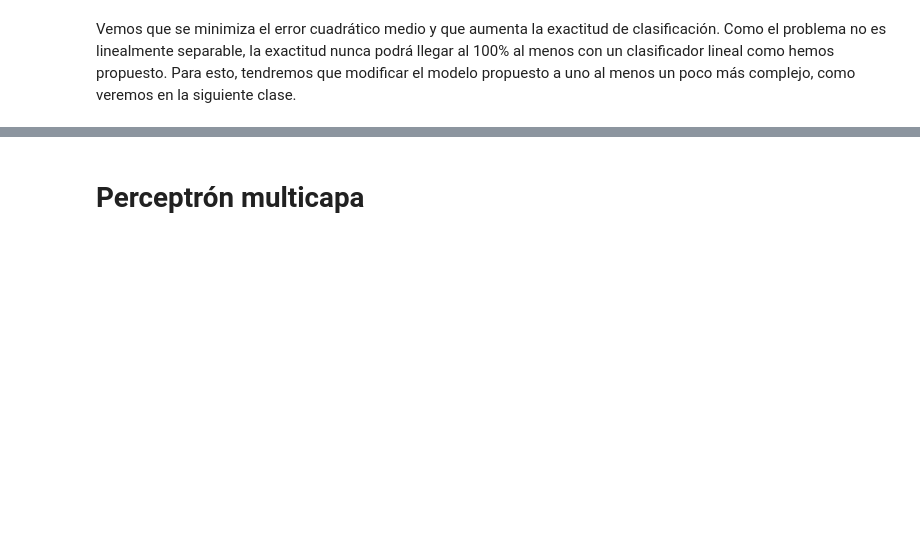
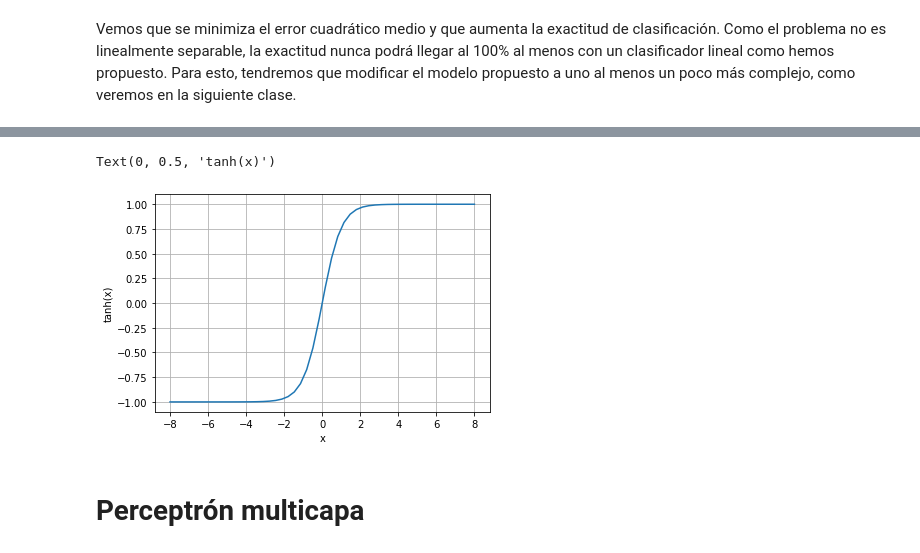
Before and after one commit to jorobledo/curso_aprendizaje_automatico, a Jupyter notebook: practico/clase_4/E7-AA2021_aprendizaje_supervisado.ipynb, the cells around one changed output, grey strips where cells are left out. Saved outputs shown, nothing was run; the diff lists cells and outputs as text; code cells hidden in the pictures; blank space fills up the shorter version.

```diff
--- a/practico/clase_4/E7-AA2021_aprendizaje_supervisado.ipynb
+++ b/practico/clase_4/E7-AA2021_aprendizaje_supervisado.ipynb
@@ -301,3 +348,11 @@ plt.show()
+# %%
+plt.plot(eje_x, np.tanh(eje_x))
+plt.grid()
+plt.xlabel('x')
+plt.ylabel('tanh(x)')
+# %% [output]
+Text(0, 0.5, 'tanh(x)')
+[figure, added]
 # %% [markdown]
 # Perceptrón multicapa
 # %% [markdown]
```
Also changed, not shown: parts of 17 cells of this notebook, 1 other file.
